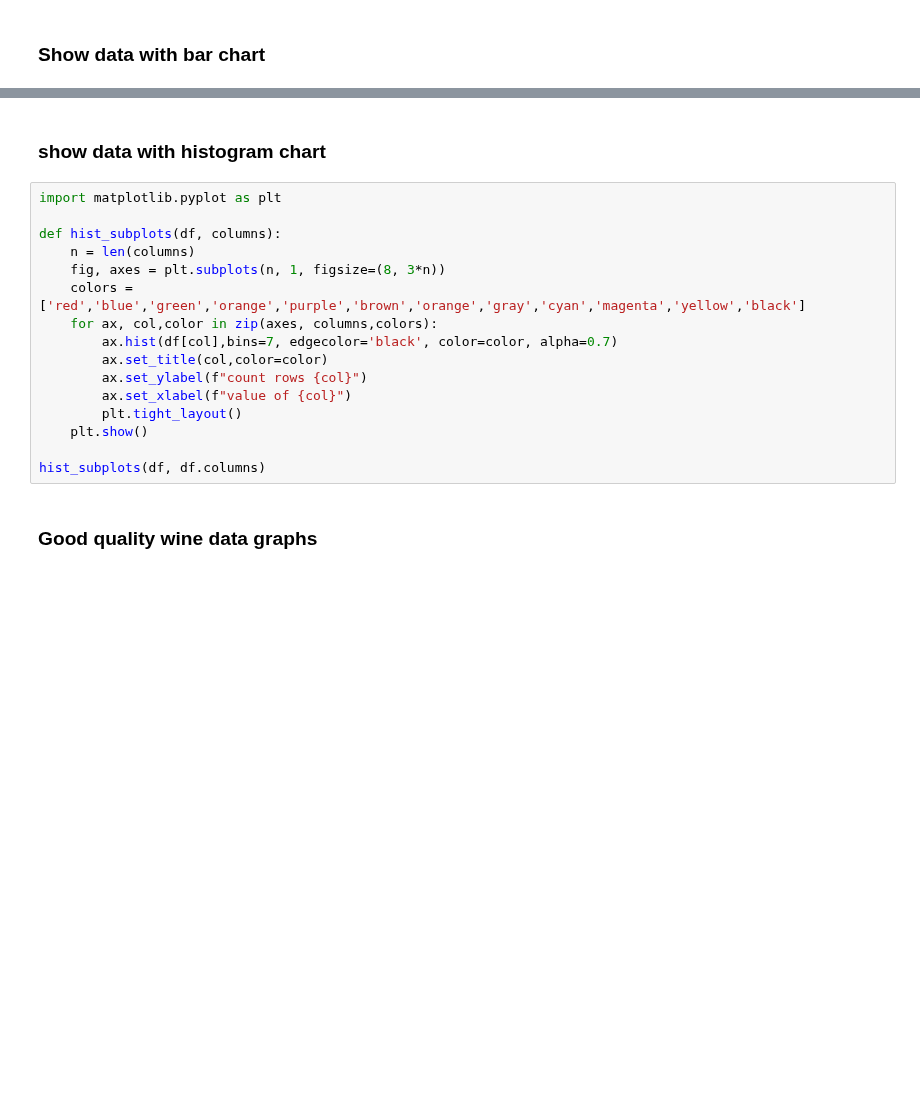
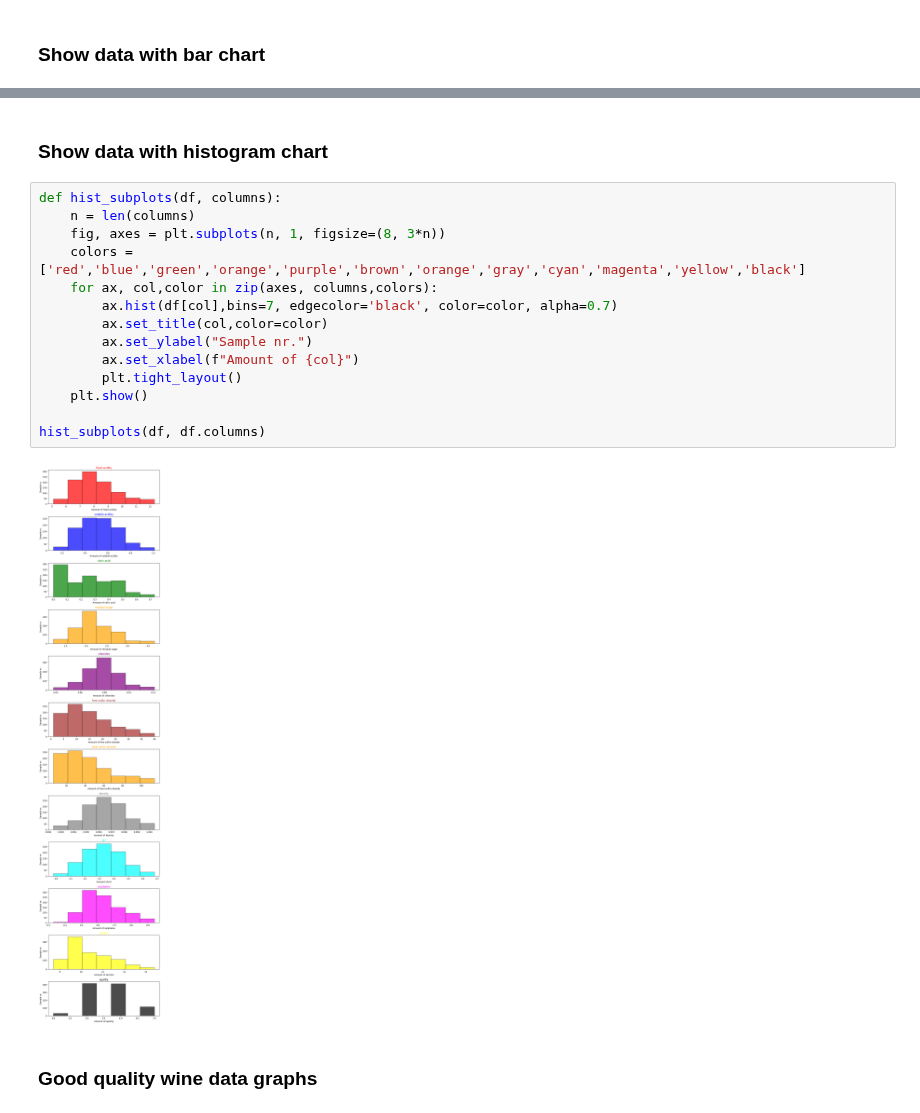
Before and after one commit to Azzure45/big-data-iot-labs, a Jupyter notebook: mini-projekt/mini-project-anton-mahdi.ipynb, the cells around one changed output, grey strips where cells are left out. Drawn from its saved outputs; the diff is of its cells as text; blank space fills up the shorter version.

```diff
--- a/mini-projekt/mini-project-anton-mahdi.ipynb
+++ b/mini-projekt/mini-project-anton-mahdi.ipynb
@@ -85,21 +157,21 @@ bar_subplots(df, df.columns)
 # %% [markdown]
-### show data with histogram chart
+### Show data with histogram chart
 # %%
-import matplotlib.pyplot as plt
-
 def hist_subplots(df, columns):
     n = len(columns)
     fig, axes = plt.subplots(n, 1, figsize=(8, 3*n))
     colors = ['red','blue','green','orange','purple','brown','orange','gray','cyan','magenta','yellow','black']
     for ax, col,color in zip(axes, columns,colors):
         ax.hist(df[col],bins=7, edgecolor='black', color=color, alpha=0.7)
         ax.set_title(col,color=color)
-        ax.set_ylabel(f"count rows {col}")
-        ax.set_xlabel(f"value of {col}")
+        ax.set_ylabel("Sample nr.")
+        ax.set_xlabel(f"Amount of {col}")
         plt.tight_layout()
     plt.show()
 
 hist_subplots(df, df.columns)
+# %% [output]
+[figure, added]
 # %% [markdown]
 ### Good quality wine data graphs
 # %%
```
Also changed, not shown: parts of 16 cells of this notebook.
